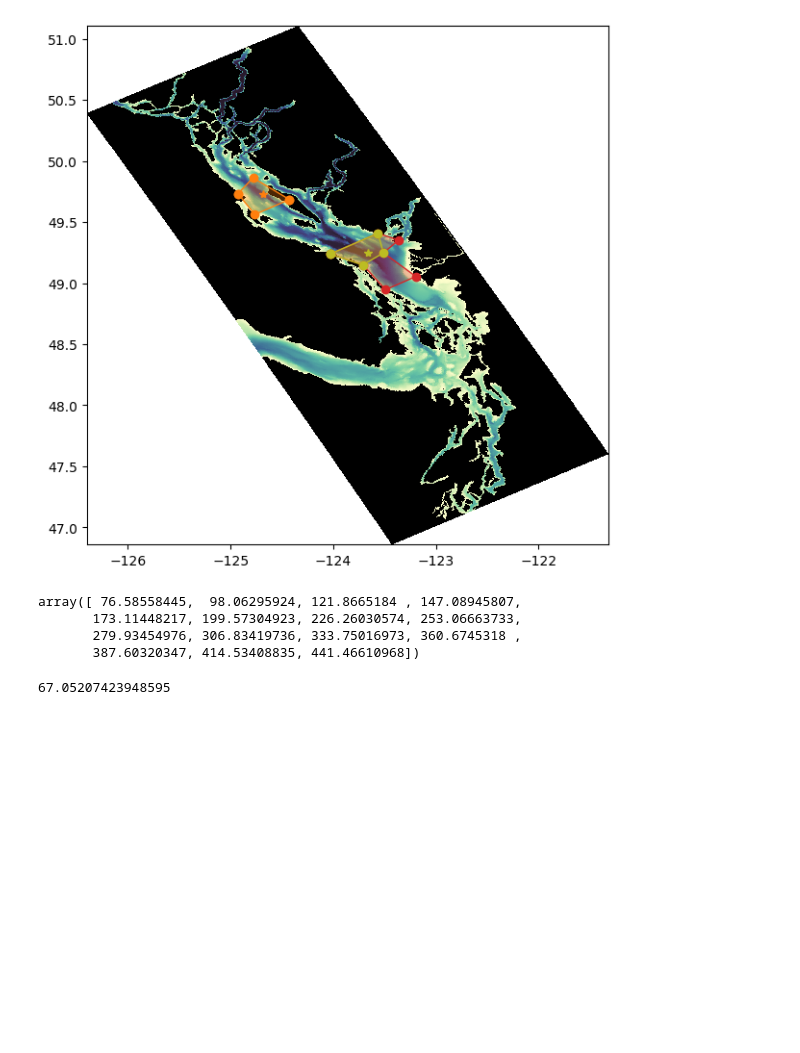
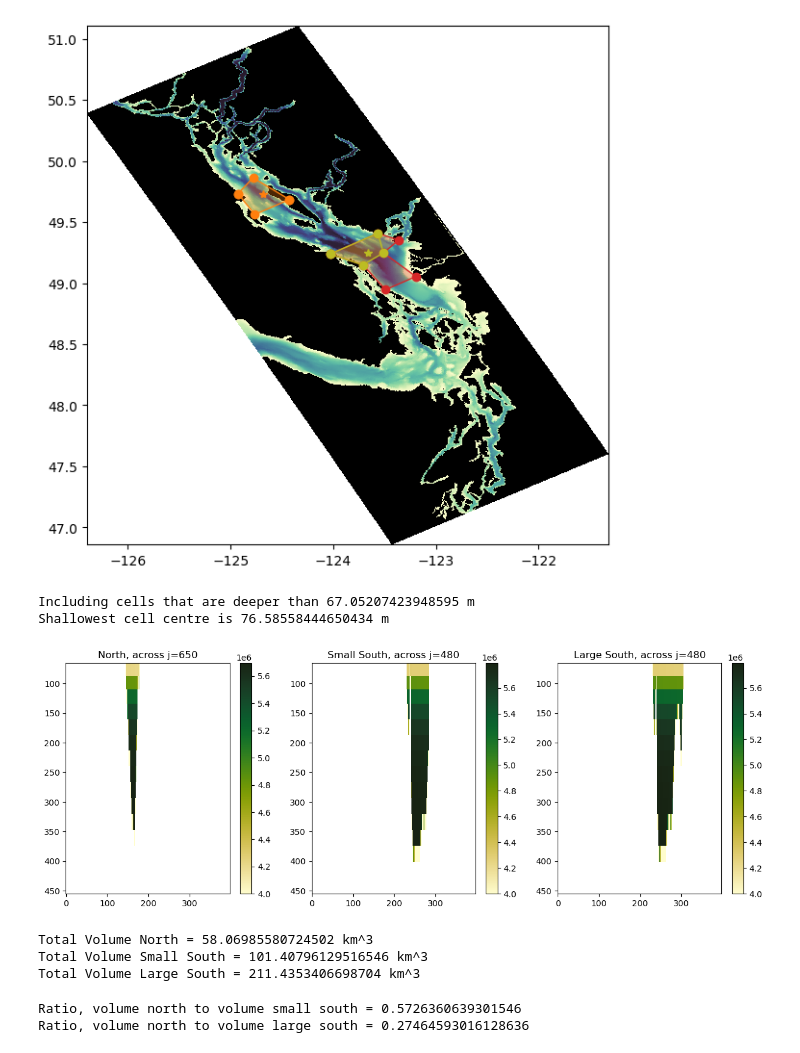
Before and after one commit to SalishSeaCast/analysis-vicente, a Jupyter notebook: Ocean_Parcels/SHARED/Volumes.ipynb, the cells around one changed output. Saved outputs shown, nothing was run; the diff lists cells and outputs as text; code cells hidden in the pictures; blank space fills up the shorter version.

Commit message:
Calculate volumes

```diff
--- a/Ocean_Parcels/SHARED/Volumes.ipynb
+++ b/Ocean_Parcels/SHARED/Volumes.ipynb
@@ -10,6 +11,8 @@ import xarray as xr
 # %%
 cm_deep = copy.copy(cm.deep)
 cm_deep.set_bad('k')
+cm_speed = copy.copy(cm.speed)
+cm_speed.set_bad('w')
 # %%
 NG = [49.727, -124.68]
 S415 = [49.25, -123.667];
@@ -90,8 +93,8 @@ ax.plot(S415[1], S415[0], '*', c='tab:olive');
 [figure]
 # %%
 def find_poly_volume(maxk=25):
-    print (f'Including cells that are deeper than {mask.gdepw_1d[maxk]} m')
-    print (f'Shallowest cell centre is {mask.gdept_1d[maxk]} m')
+    print (f'Including cells that are deeper than {mask.gdepw_1d[0, maxk].values} m')
+    print (f'Shallowest cell centre is {mask.gdept_1d[0, maxk].values} m')
     polygon_coors_N1, polygon_coors_S1, polygon_coors_S2 = def_polys()
 
     my_mask_N = np.zeros((898, 398))
@@ -115,16 +118,47 @@ def find_poly_volume(maxk=25):
 
     volume_N = mask.tmask[0, maxk:] * my_mask_N * mask.e1t[0] * mask.e2t[0] * mask.e3t_0[0, maxk:]
     volume_S1 = mask.tmask[0, maxk:] * my_mask_S1 * mask.e1t[0] * mask.e2t[0] * mask.e3t_0[0, maxk:]
-    volume_S2 = mask.tmask[0, maxk:] * my_mask_S1 * mask.e1t[0] * mask.e2t[0] * mask.e3t_0[0, maxk:]
-    return volume_N, volume_S1, volume_S2()
+    volume_S2 = mask.tmask[0, maxk:] * my_mask_S2 * mask.e1t[0] * mask.e2t[0] * mask.e3t_0[0, maxk:]
+    return volume_N, volume_S1, volume_S2
 # %%
-mask.gdept_1d.values[0][25:]
+volume_N, volume_S1, volume_S2 = find_poly_volume()
 # %% [output]
-array([ 76.58558445,  98.06295924, 121.8665184 , 147.08945807,
-       173.11448217, 199.57304923, 226.26030574, 253.06663733,
-       279.93454976, 306.83419736, 333.75016973, 360.6745318 ,
-       387.60320347, 414.53408835, 441.46610968])
+Including cells that are deeper than 67.05207423948595 m
+Shallowest cell centre is 76.58558444650434 m
 # %%
-print (mask.gdepw_1d[0, 25].values)
+fig, axs = plt.subplots(1, 3, figsize=(15, 5))
+colours = axs[0].pcolormesh(range(398), np.array(mask.gdept_1d[0, 25:]),
+                            np.ma.array(volume_N[:, 650, :], mask = volume_N[:, 650, :]==0),
+                           vmin=4e6, cmap=cm_speed)
+fig.colorbar(colours, ax = axs[0])
+axs[0].set_title('North, across j=650')
+j = 480
+colours = axs[1].pcolormesh(range(398), np.array(mask.gdept_1d[0, 25:]),
+                            np.ma.array(volume_S1[:, j, :], mask = volume_S1[:, j, :]==0),
+                           vmin=4e6, cmap=cm_speed)
+fig.colorbar(colours, ax = axs[1])
+axs[1].set_title(f'Small South, across j={j}')
+colours = axs[2].pcolormesh(range(398), np.array(mask.gdept_1d[0, 25:]),
+                            np.ma.array(volume_S2[:, j, :], mask = volume_S2[:, j, :]==0),
+                           vmin=4e6, cmap=cm_speed)
+fig.colorbar(colours, ax = axs[2])
+axs[2].set_title(f'Large South, across j={j}')
+
+for ax in axs:
+    ax.invert_yaxis()
 # %% [output]
-67.05207423948595
+[figure, added]
+# %%
+print (f'Total Volume North = {volume_N.sum().values/1e9} km^3')
+print (f'Total Volume Small South = {volume_S1.sum().values/1e9} km^3')
+print (f'Total Volume Large South = {volume_S2.sum().values/1e9} km^3')
+# %% [output]
+Total Volume North = 58.06985580724502 km^3
+Total Volume Small South = 101.40796129516546 km^3
+Total Volume Large South = 211.4353406698704 km^3
+# %%
+print (f'Ratio, volume north to volume small south = {(volume_N.sum()/volume_S1.sum()).values}')
+print (f'Ratio, volume north to volume large south = {(volume_N.sum()/volume_S2.sum()).values}')
+# %% [output]
+Ratio, volume north to volume small south = 0.5726360639301546
+Ratio, volume north to volume large south = 0.27464593016128636
```
Also changed, not shown: parts of 1 cell of this notebook.
